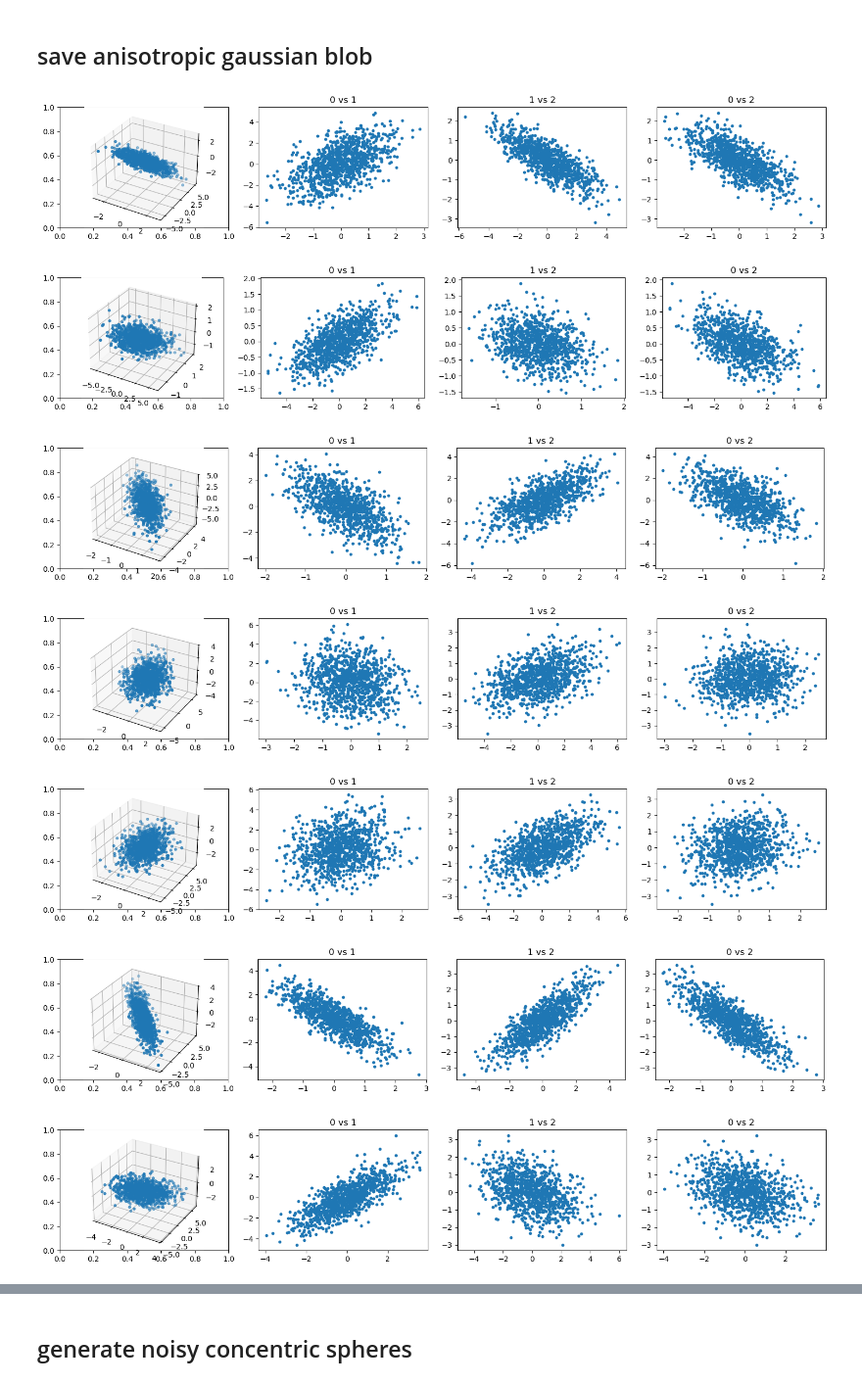
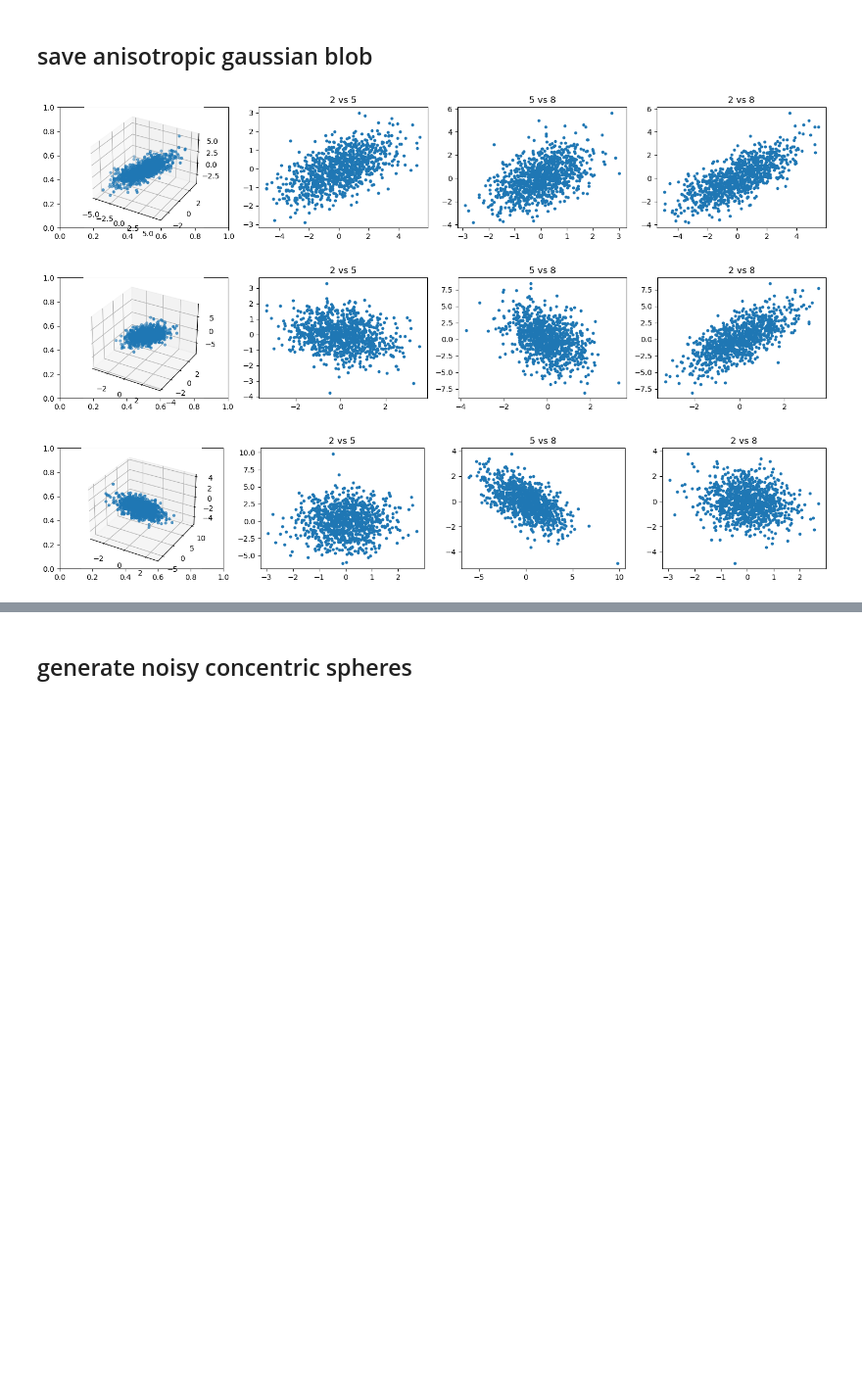
Before and after one commit to garry-cotton/pyss, a Jupyter notebook: working_analyses/hjResearch_2025/data/data_generating_code/data_gen_nb.ipynb, the cells around one changed output, grey strips where cells are left out. Shown at 98% size. Drawn from its saved outputs; the diff is of its cells as text; code cells hidden in the pictures; blank space fills up the shorter version.

```diff
--- a/working_analyses/hjResearch_2025/data/data_generating_code/data_gen_nb.ipynb
+++ b/working_analyses/hjResearch_2025/data/data_generating_code/data_gen_nb.ipynb
@@ -413,31 +413,27 @@ def random_covariance_gaussian(n_samples, n_features,cov,random_state=None):
 # %%
 dataset_type = 'randomCov_gaussian_cloud'
 n_samples = 1000
 # n_features = 3
 
-# for n_features in [3,10]:
-for n_features in [3]:
+for n_features in [10]:
+# for n_features in [3]:
 
     dataset_subtype = f'N{n_samples}_P{n_features}/'
 
     for sample_num,seed in enumerate(random_seeds_lst):
 
         cov = datasets.make_spd_matrix(n_dim=n_features, random_state=seed)
         X = random_covariance_gaussian(n_samples,n_features,cov,seed)
 
         extra_param_info = {'cov' : cov}
 
         save_dataset(X, dataset_type, n_samples, n_features, sample_num, seed,
                     dataset_sub_type=dataset_subtype,
                     extra_param_info=extra_param_info)
 
         # if sample_num == 0:
-        plot_3d_scatters(X,'',y=None)
+        plot_3d_scatters(X,'',y=None,custom_inx=[2,5,8])
 # %% [output]
-[figure, old version]
+[figure, new version]
-[figure, old version]
+[figure, new version]
-[figure, old version]
+[figure, new version]
-[figure, removed]
-[figure, removed]
-[figure, removed]
-[figure, removed]
```
Also changed, not shown: parts of 3 cells of this notebook, 7 other files.
